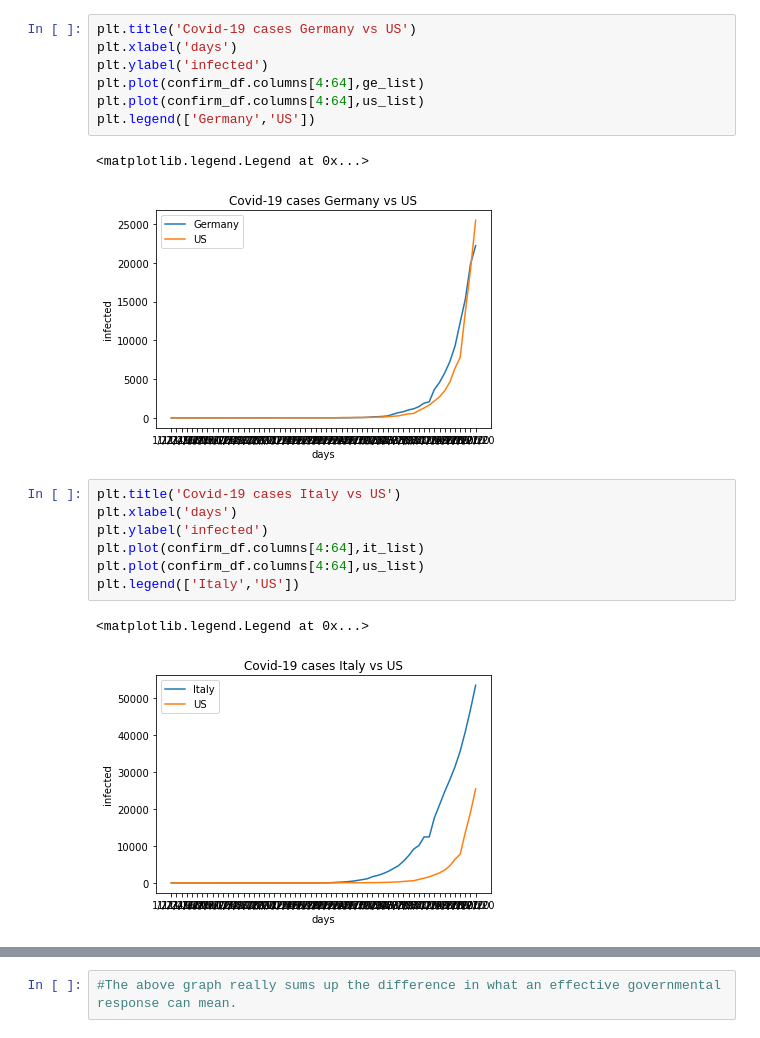
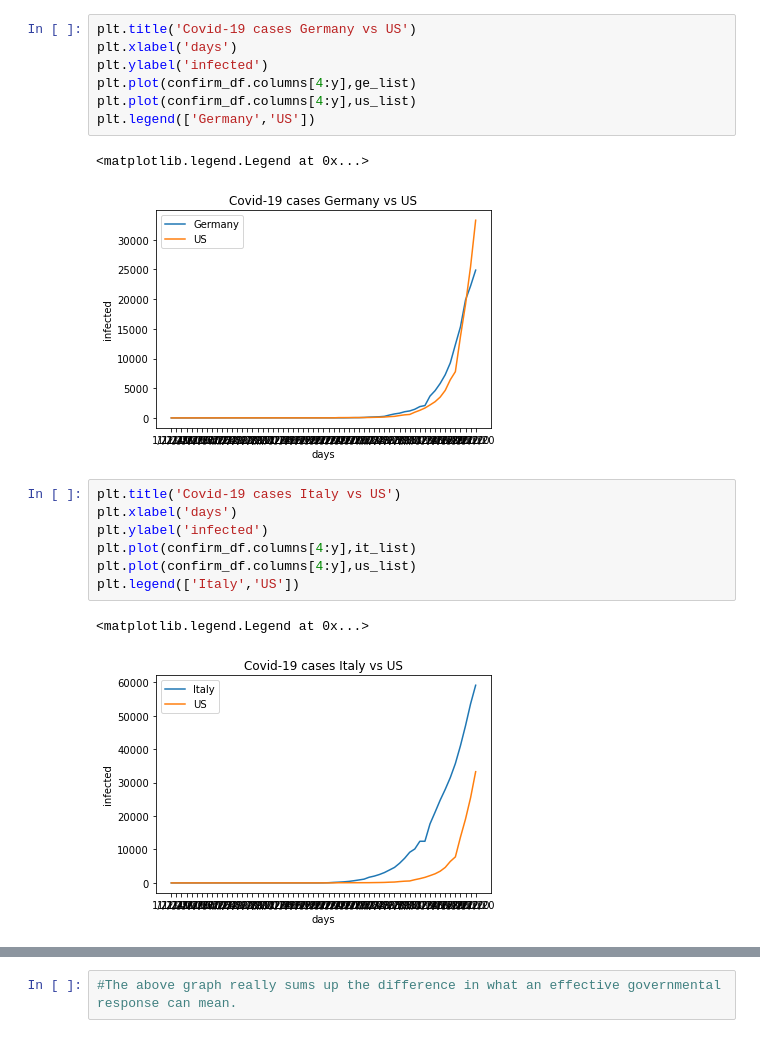
Before and after one commit to Agalexa/Data, a Jupyter notebook: final_one.ipynb, the cells around one changed output, grey strips where cells are left out. Drawn from its saved outputs; the diff is of its cells as text.

```diff
--- a/final_one.ipynb
+++ b/final_one.ipynb
@@ -124,22 +179,22 @@ plt.plot(confirm_df.columns[4:64],ge_list)
 plt.title('Covid-19 cases Germany vs US')
 plt.xlabel('days')
 plt.ylabel('infected')
-plt.plot(confirm_df.columns[4:64],ge_list)
-plt.plot(confirm_df.columns[4:64],us_list)
+plt.plot(confirm_df.columns[4:y],ge_list)
+plt.plot(confirm_df.columns[4:y],us_list)
 plt.legend(['Germany','US'])
 # %% [output]
 <matplotlib.legend.Legend at 0x...>
-[figure, old version]
+[figure, new version]
 # %%
 plt.title('Covid-19 cases Italy vs US')
 plt.xlabel('days')
 plt.ylabel('infected')
-plt.plot(confirm_df.columns[4:64],it_list)
-plt.plot(confirm_df.columns[4:64],us_list)
+plt.plot(confirm_df.columns[4:y],it_list)
+plt.plot(confirm_df.columns[4:y],us_list)
 plt.legend(['Italy','US'])
 # %% [output]
 <matplotlib.legend.Legend at 0x...>
-[figure, old version]
+[figure, new version]
 # %%
 plt.title('Covid-19 cases Spain vs US')
 plt.xlabel('days')
```
Also changed, not shown: parts of 15 cells of this notebook.
